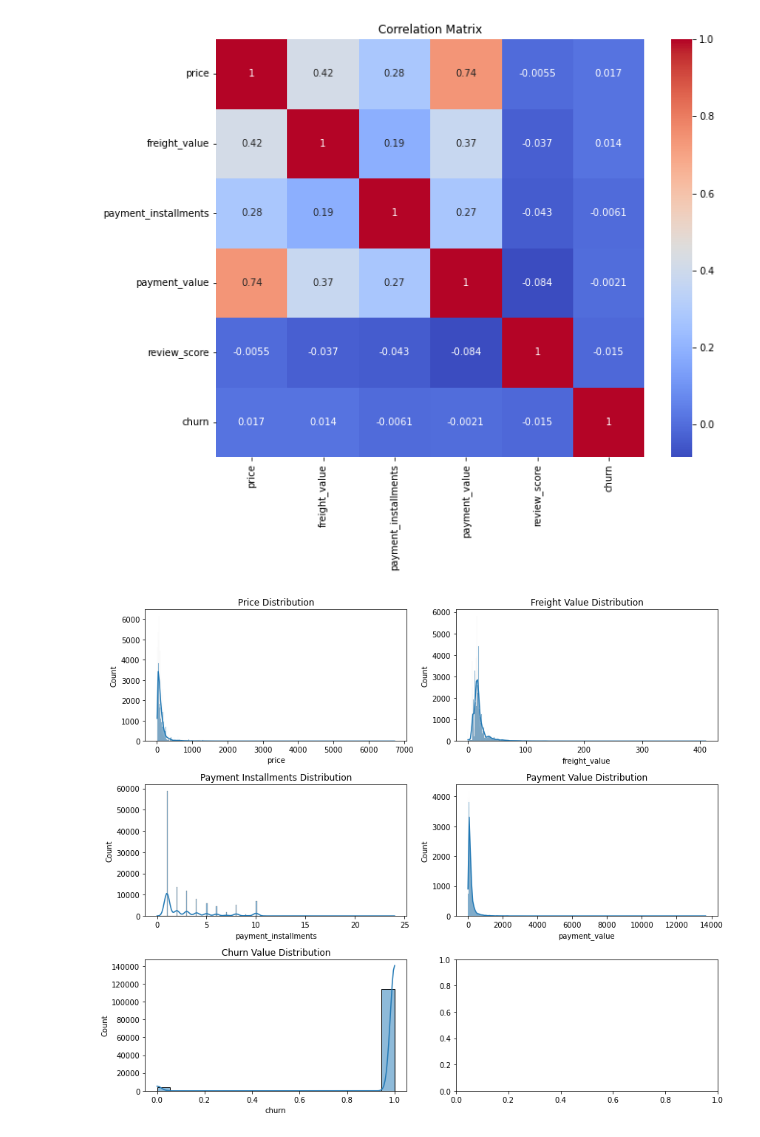
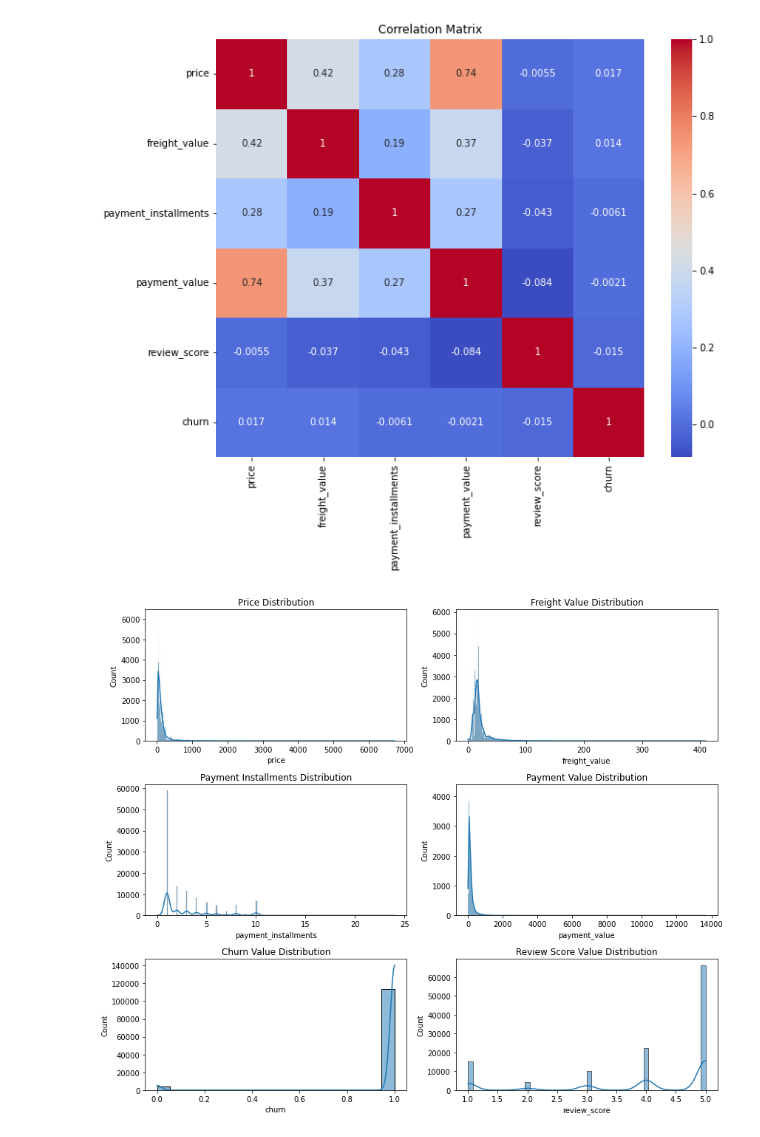
Before and after one commit to justinm329/ads_508_team_project_test, a Jupyter notebook: JF_EDA_refined.ipynb, the cells around one changed output. Saved outputs shown, nothing was run; the diff lists cells and outputs as text; code cells hidden in the pictures.

```diff
--- a/JF_EDA_refined.ipynb
+++ b/JF_EDA_refined.ipynb
@@ -210,23 +199,26 @@ plt.show()
 # %%
 # Plotting distribution plots for numerical columns
 fig, axs = plt.subplots(3, 2, figsize=(12, 10))
 
 sns.histplot(df_with_churn["price"], kde=True, ax=axs[0, 0])
 axs[0, 0].set_title("Price Distribution")
 
 sns.histplot(df_with_churn["freight_value"], kde=True, ax=axs[0, 1])
 axs[0, 1].set_title("Freight Value Distribution")
 
 sns.histplot(df_with_churn["payment_installments"], kde=True, ax=axs[1, 0])
 axs[1, 0].set_title("Payment Installments Distribution")
 
 sns.histplot(df_with_churn["payment_value"], kde=True, ax=axs[1, 1])
 axs[1, 1].set_title("Payment Value Distribution")
 
 sns.histplot(df_with_churn["churn"], kde=True, ax=axs[2, 0])
 axs[2, 0].set_title("Churn Value Distribution")
 
+sns.histplot(df_with_churn["review_score"], kde=True, ax=axs[2, 1])
+axs[2, 1].set_title("Review Score Value Distribution")
+
 plt.tight_layout()
 plt.show()
 # %% [output]
-[figure, old version]
+[figure, new version]
```
Also changed, not shown: parts of 12 cells of this notebook.
